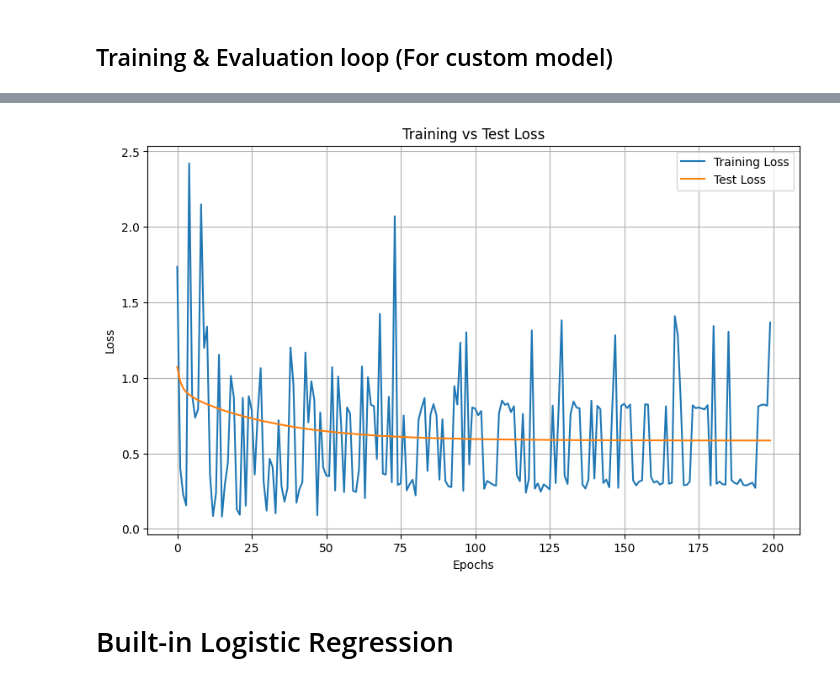
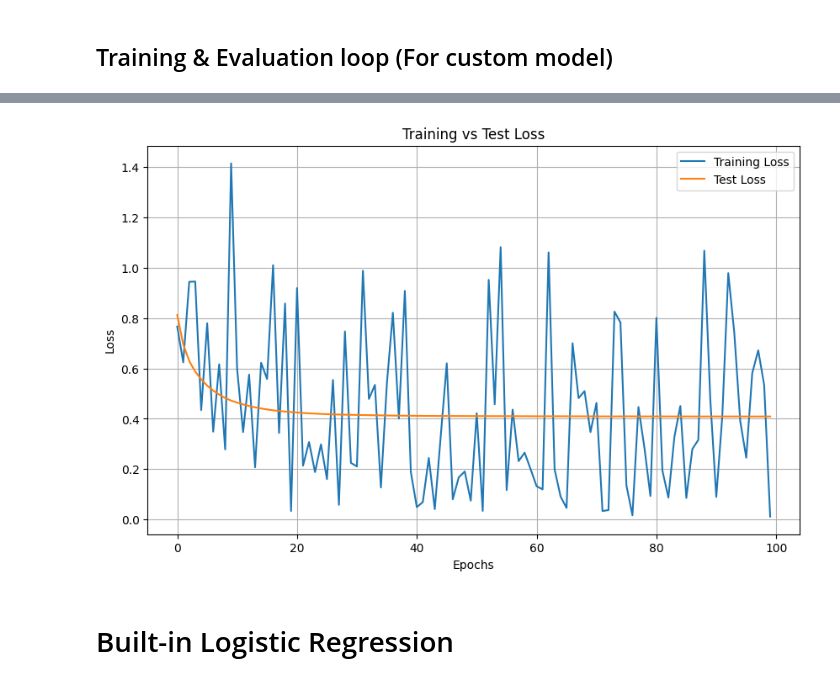
Before and after one commit to chijunzheng/Telco_churn-PyTorch-vs.-SkLearn, a Jupyter notebook: telco-churn.ipynb, the cells around one changed output, grey strips where cells are left out. Cells and saved outputs as stored; diff of their text form; code cells hidden in the pictures.

Commit message:
fixed pytorch BCELoss bug

```diff
--- a/telco-churn.ipynb
+++ b/telco-churn.ipynb
@@ -807,16 +844,17 @@ class my_logistic_regression(nn.Module):
     self.out_features = out_features
 
     # Initialize weight and biases randomly as a learnable parameter
-    self.weight = nn.Parameter(torch.randn(self.out_features, self.in_features, dtype=torch.float32))
+    self.weight = nn.Parameter(torch.empty(self.out_features, self.in_features, dtype=torch.float32))
+    nn.init.xavier_uniform_(self.weight)
     self.bias = nn.Parameter(torch.zeros(self.out_features, dtype=torch.float32))
 
   # define the sigmoid function
-  def sigmoid(self, z):
-    self.input = z
-    return 1 / (1 + torch.exp(-z))
+  # def sigmoid(self, z):
+  #   self.input = z
+  #   return 1 / (1 + torch.exp(-z))
 
   def forward(self, x):
-    y_pred = self.sigmoid(torch.matmul(x, self.weight.T) + self.bias)
+    y_pred = torch.sigmoid(torch.matmul(x, self.weight.T) + self.bias)
 
     return y_pred
 # %%
@@ -847,13 +885,15 @@ n_outputs = 1
 log_reg = my_logistic_regression(n_inputs, n_outputs)
 
 # Loss function Instantiation
-loss_fn = my_BCELoss()
+#criterion = nn.BCEWithLogitsLoss()
+criterion = my_BCELoss()
+
 
 # Optimizer Instantiation
-optimizer = torch.optim.SGD(log_reg.parameters(), lr=0.01)
+optimizer = torch.optim.Adam(log_reg.parameters(), lr=0.001)
 
 # Number of epochs
-epochs = 200
+epochs = 100
 # %% [markdown]
 ## Training & Evaluation loop (For custom model)
 # %%
@@ -872,9 +912,7 @@ for epoch in range(epochs):
     y_pred = log_reg(X_batch)
 
     # Calculate Loss
-    loss = loss_fn(y_pred, y_batch)
-
-
+    loss = criterion(y_pred.squeeze(), y_batch)
 
     # Zero out the gradient
     optimizer.zero_grad()
@@ -898,7 +936,7 @@ for epoch in range(epochs):
     test_pred = log_reg(X_test_tensor)
 
     # Calculate Loss
-    test_loss = loss_fn(test_pred, y_test_tensor)
+    test_loss = criterion(test_pred.squeeze(), y_test_tensor)
 
     # Add to eval_loss list
     eval_loss.append(test_loss)
@@ -925,26 +963,26 @@ epoch: 199, train loss: 0.2120659053325653, test loss: 0.6421546936035156
 # %%
 # Visualize the losses
 import matplotlib.pyplot as plt
 def plot_losses(train_losses, test_losses, epochs):
 
   # Convert loss tensors to values (detach them from the computational graph)
   train_losses = [loss.detach().item() for loss in train_losses]
   test_losses = [loss.detach().item() for loss in test_losses]
 
   # Plot the training and test losses
   plt.figure(figsize=(10, 6))
   plt.plot(range(epochs), train_losses, label='Training Loss')
   plt.plot(range(epochs), test_losses, label='Test Loss')
   plt.xlabel('Epochs')
   plt.ylabel('Loss')
   plt.title('Training vs Test Loss')
   plt.legend()
   plt.grid(True)
   plt.show()
 
-plot_losses(train_loss, eval_loss, 200)
+plot_losses(train_loss, eval_loss, 100)
 # %% [output]
-[figure, old version]
+[figure, new version]
 # %% [markdown]
 # Built-in Logistic Regression
 # %% [markdown]
```
Also changed, not shown: parts of 28 cells of this notebook.
